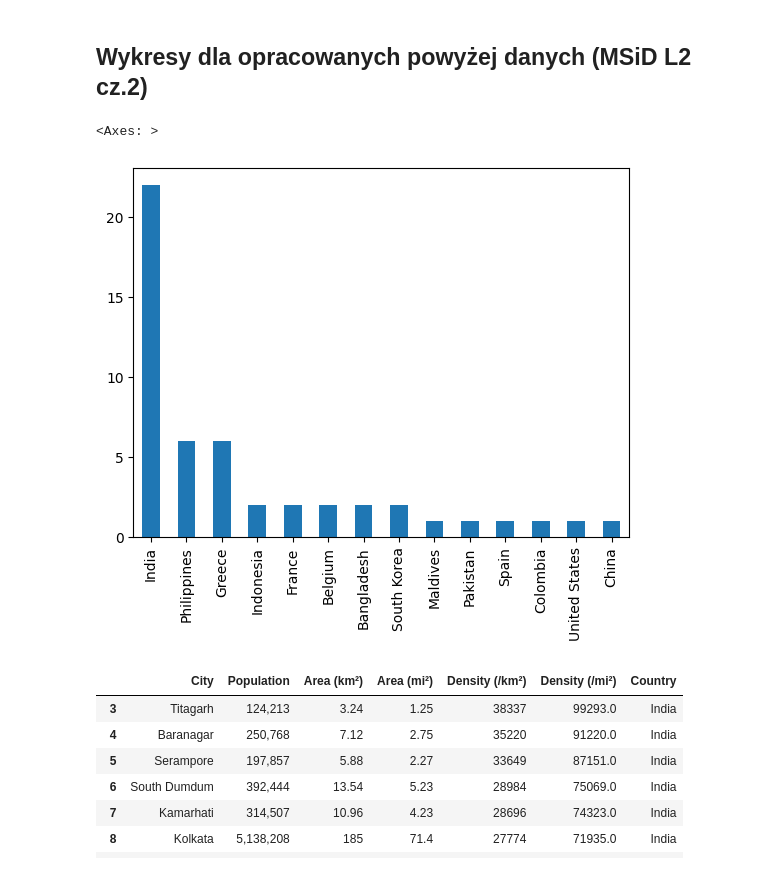
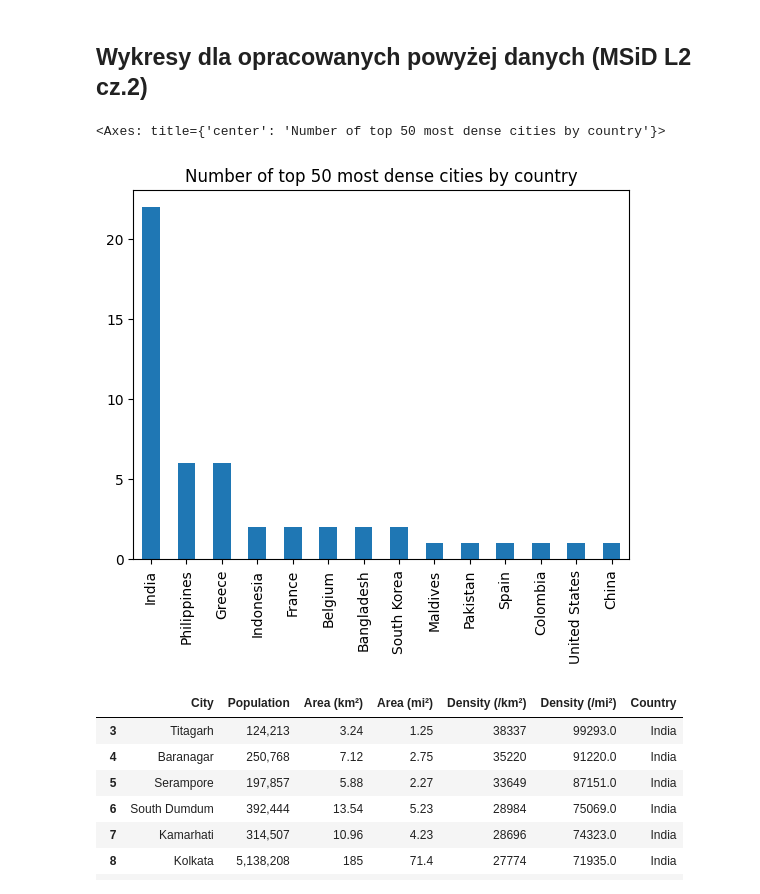
Before and after one commit to ShadowproofGamer/MSiD_lista_3, a Jupyter notebook: lista3.ipynb, the cells around one changed output. Saved outputs shown, nothing was run; the diff lists cells and outputs as text; code cells hidden in the pictures.

```diff
--- a/lista3.ipynb
+++ b/lista3.ipynb
@@ -164,10 +164,10 @@ df
 import matplotlib.pyplot as plt
 # %%
 #test 5
-df["Country"].value_counts().plot(kind="bar")
+df["Country"].value_counts().plot(kind="bar", title="Number of top 50 most dense cities by country")
 # %% [output]
-<Axes: >
+<Axes: title={'center': 'Number of top 50 most dense cities by country'}>
-[figure, old version]
+[figure, new version]
 # %%
 df_India = df[df["Country"]=="India"].__deepcopy__()
 df_India
```
Also changed, not shown: parts of 17 cells of this notebook.
